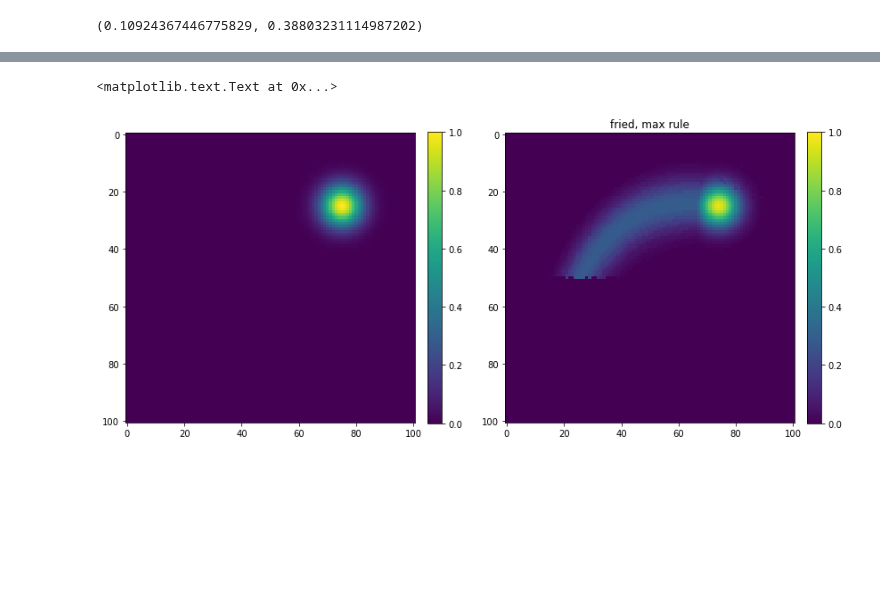
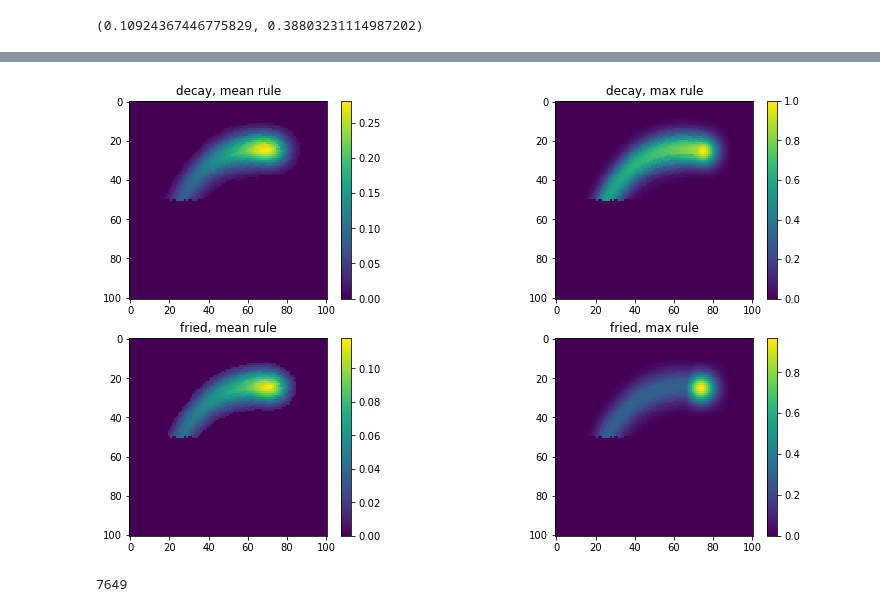
Before and after one commit to pulse2percept/pulse2percept, a Jupyter notebook: examples/notebooks/internal-0.2-axon-map.ipynb, the cells around one changed output, grey strips where cells are left out. Cells and saved outputs as stored; diff of their text form; code cells hidden in the pictures; blank space fills up the shorter version.

Commit message:
add axon_contribution, add more tests

```diff
--- a/examples/notebooks/internal-0.2-axon-map.ipynb
+++ b/examples/notebooks/internal-0.2-axon-map.ipynb
@@ -305,17 +220,49 @@ contrib = p2p.utils.parfor(get_axon_contribution, axons, func_args=[cs, xg, yg],
-# %%
-plt.figure(figsize=(14, 6))
-plt.subplot(121)
-plt.imshow(np.flipud(cs))
-plt.colorbar(fraction=0.046, pad=0.04)
-
-plt.subplot(122)
-ecs = np.zeros_like(cs)
-for c in contrib:
-    idx, weight = c
-    ecs.ravel()[idx] = weight
-plt.imshow(np.flipud(ecs), vmax=1.0)
-plt.colorbar(fraction=0.046, pad=0.04)
-plt.title('fried, max rule')
-# %% [output]
-<matplotlib.text.Text at 0x...>
-[figure, removed]
+# %%
+def get_axon_contribution(axon_dist, cs, sensitivity_rule='fried',
+                          activation_rule='max', min_contribution=0.01):
+    idx_cs, dist = axon_dist
+
+    # Find effective current
+    axon_weights = axon_sensitivity(dist, rule=sensitivity_rule) * cs.ravel()[idx_cs]
+
+    if activation_rule == 'max':
+        axon_contribution = axon_weights.max()
+    elif activation_rule == 'mean':
+        axon_contribution = axon_weights.mean()
+    else:
+        raise ValueError('Unknown activation rule "%s"' % activation_rule)
+
+    if axon_contribution < min_contribution:
+        return None
+    else:
+        if len(idx_cs) > 1:
+            idx_neuron = idx_cs[0]
+        else:
+            idx_neuron = idx_cs
+        return idx_neuron, axon_contribution
+# %%
+sensitivity_rules = ['decay', 'fried']
+activity_rules = ['mean', 'max']
+
+idx_plot = 1
+plt.figure(figsize=(14, 8))
+for sens_rule in sensitivity_rules:
+    for act_rule in activity_rules:
+        contrib = p2p.utils.parfor(get_axon_contribution, axons_dist, func_args=[cs],
+                               func_kwargs={'sensitivity_rule': sens_rule, 'activation_rule': act_rule},
+                               engine='joblib')
+        plt.subplot(len(sensitivity_rules), len(activity_rules), idx_plot)
+        px_contrib = list(filter(None, contrib))
+        ecs = np.zeros_like(cs)
+        for i, e in px_contrib:
+            ecs.ravel()[i] = e
+        plt.imshow(np.flipud(ecs))
+        plt.colorbar(fraction=0.046, pad=0.04)
+        plt.title('%s, %s rule' % (sens_rule, act_rule))
+        idx_plot += 1
+# %% [output]
+[figure, added]
+# %%
+np.argmax(ecs)
+# %% [output]
+7649
```
Also changed, not shown: parts of 13 cells of this notebook, 2 other files.
